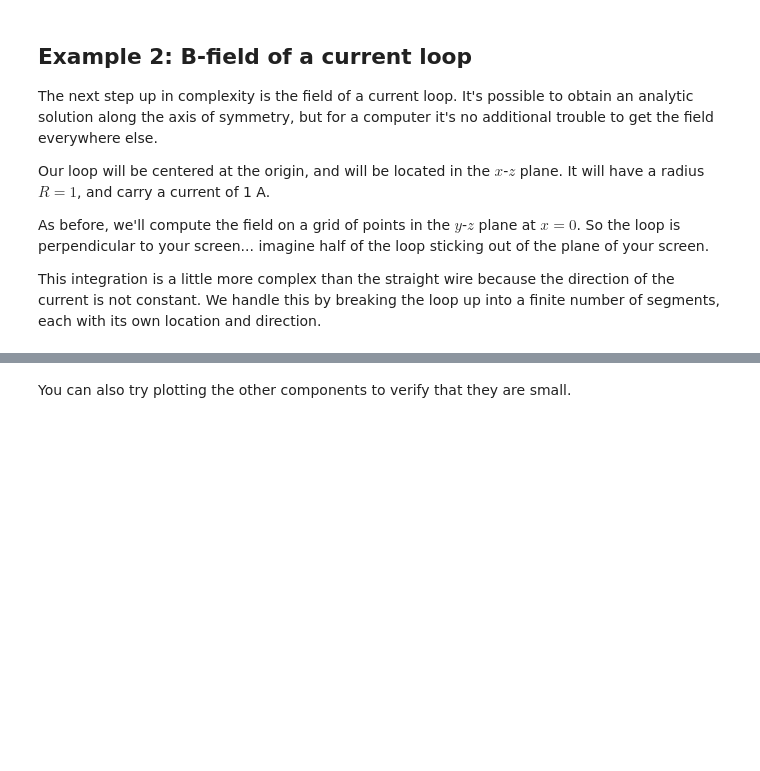
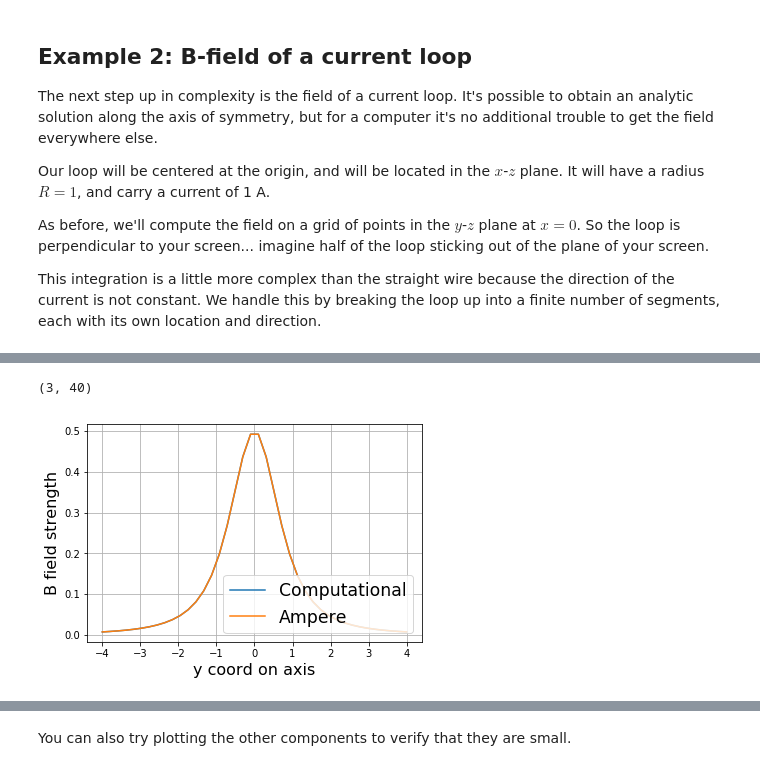
Before and after one commit to Phys260WI2020/HW8, a Jupyter notebook: HW_08.ipynb, the cells around one changed output, grey strips where cells are left out. Drawn from its saved outputs; the diff is of its cells as text; code cells hidden in the pictures; blank space fills up the shorter version.

```diff
--- a/HW_08.ipynb
+++ b/HW_08.ipynb
@@ -382,4 +386,5 @@ lab = ax1.set_ylabel('z', fontsize=16)
 # %%
 # This is the exact solution along the axis of symmetry
-def B_loop(z, I=1, R=1):
-    return mu_0*I/2*R**2/(R**2 + z**2)**(3/2)
+def calc_b_loop_exact(y, I=1, R=1):
+    mu_0 = 1
+    return mu_0*I/2*R**2/(R**2 + y**2)**(3/2)
@@ -400,0 +391,27 @@ ax.grid()
+# %%
+ypoints = np.linspace(-4,4,40)
+xpoints = np.zeros(ypoints.shape)
+zpoints = np.zeros(ypoints.shape)
+
+# Stack the points
+test_points = np.array([xpoints,
+                        ypoints,
+                        zpoints])
+
+# Calculate the field
+b_field_loop_along_y_axis = np.apply_along_axis(calc_bfield_at_point, 0, test_points, LoopWireCurrent(I=1.0))
+print(b_field_loop_along_y_axis.shape)
+# Calculate the magnitude
+magnitude_bloop_along_y_axis = np.linalg.norm(b_field_loop_along_y_axis, axis=0)
+
+# Plot
+b_loop_exact = calc_b_loop_exact(ypoints)
+plt.plot(ypoints, magnitude_bloop_along_z_axis, label='Computational')
+plt.plot(ypoints, b_loop_exact, label='Ampere')
+plt.legend(fontsize='xx-large', loc='lower right')
+plt.xlabel('y coord on axis', fontsize=16)
+plt.ylabel('B field strength', fontsize=16)
+plt.grid()
+# %% [output]
+(3, 40)
+[figure, added]
```
Also changed, not shown: parts of 37 cells of this notebook.
